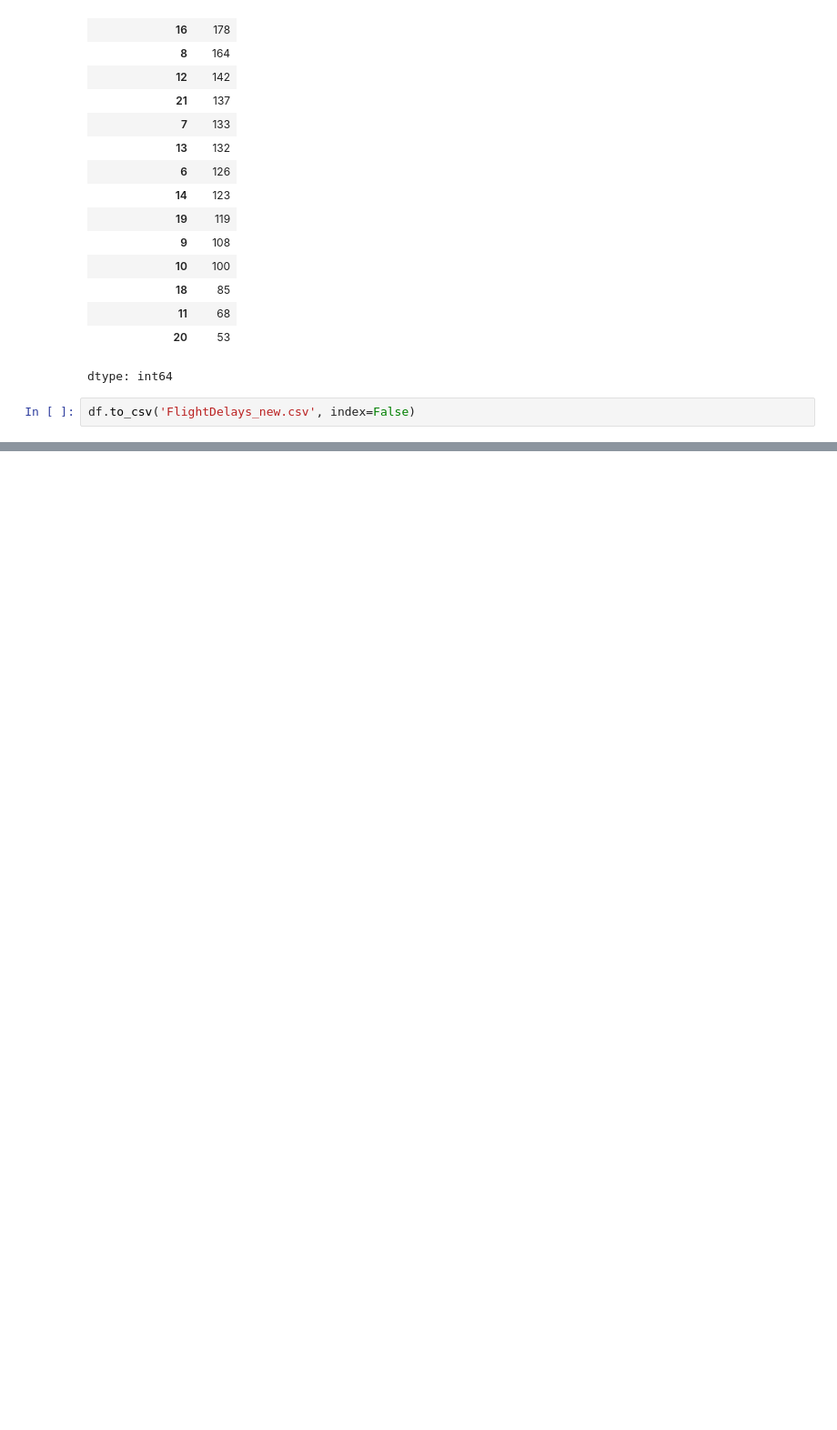
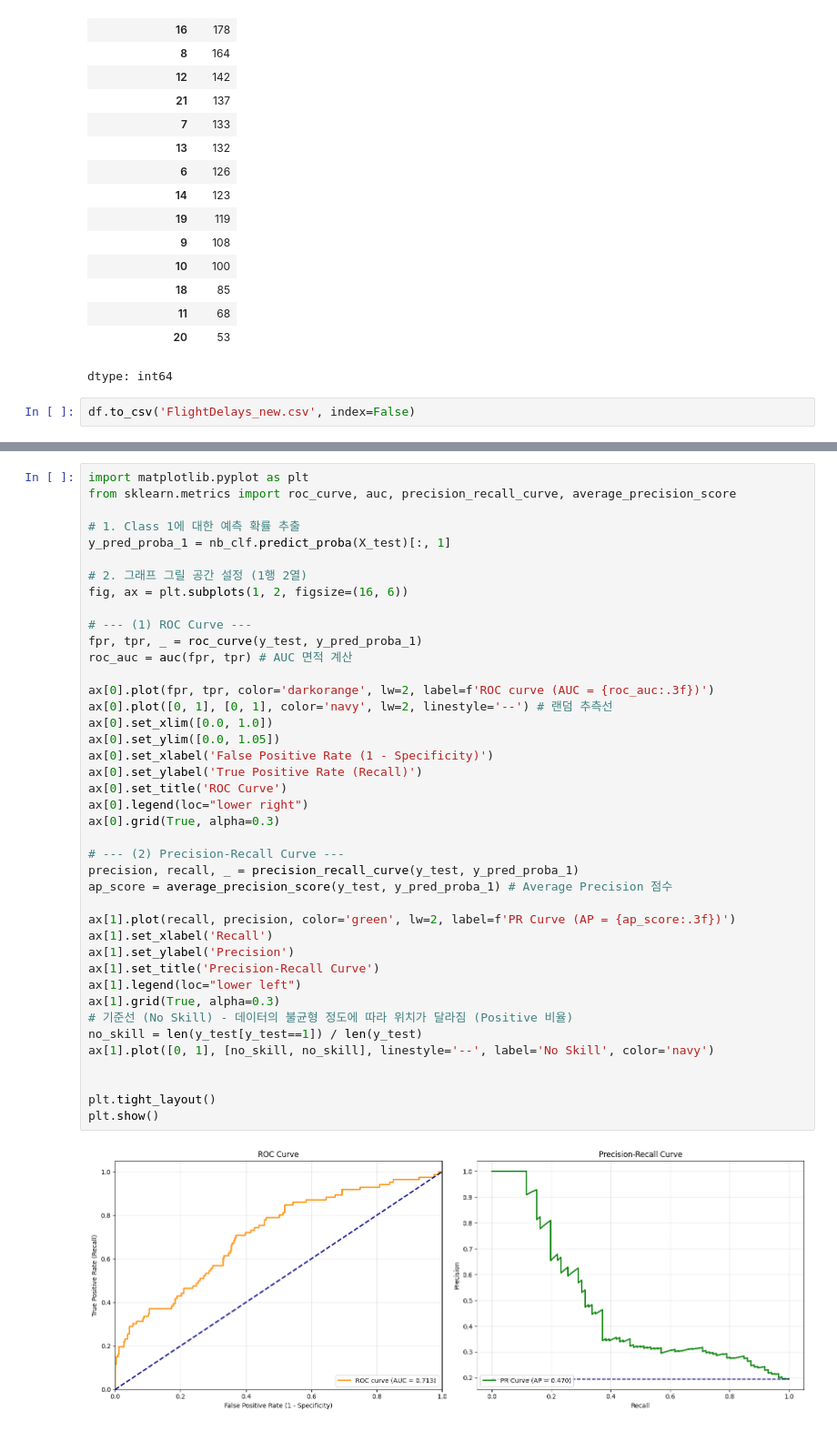
Before and after one commit to datadigger01/AppStatMat, a Jupyter notebook: FlightDelay_NaiveBayes_Classification.ipynb, the cells around one changed output, grey strips where cells are left out. Shown at 91% size. Saved outputs shown, nothing was run; the diff lists cells and outputs as text; blank space fills up the shorter version.

```diff
--- a/FlightDelay_NaiveBayes_Classification.ipynb
+++ b/FlightDelay_NaiveBayes_Classification.ipynb
@@ -280,0 +391,43 @@ Classification report:
+# %%
+import matplotlib.pyplot as plt
+from sklearn.metrics import roc_curve, auc, precision_recall_curve, average_precision_score
+
+# 1. Class 1에 대한 예측 확률 추출
+y_pred_proba_1 = nb_clf.predict_proba(X_test)[:, 1]
+
+# 2. 그래프 그릴 공간 설정 (1행 2열)
+fig, ax = plt.subplots(1, 2, figsize=(16, 6))
+
+# --- (1) ROC Curve ---
+fpr, tpr, _ = roc_curve(y_test, y_pred_proba_1)
+roc_auc = auc(fpr, tpr) # AUC 면적 계산
+
+ax[0].plot(fpr, tpr, color='darkorange', lw=2, label=f'ROC curve (AUC = {roc_auc:.3f})')
+ax[0].plot([0, 1], [0, 1], color='navy', lw=2, linestyle='--') # 랜덤 추측선
+ax[0].set_xlim([0.0, 1.0])
+ax[0].set_ylim([0.0, 1.05])
+ax[0].set_xlabel('False Positive Rate (1 - Specificity)')
+ax[0].set_ylabel('True Positive Rate (Recall)')
+ax[0].set_title('ROC Curve')
+ax[0].legend(loc="lower right")
+ax[0].grid(True, alpha=0.3)
+
+# --- (2) Precision-Recall Curve ---
+precision, recall, _ = precision_recall_curve(y_test, y_pred_proba_1)
+ap_score = average_precision_score(y_test, y_pred_proba_1) # Average Precision 점수
+
+ax[1].plot(recall, precision, color='green', lw=2, label=f'PR Curve (AP = {ap_score:.3f})')
+ax[1].set_xlabel('Recall')
+ax[1].set_ylabel('Precision')
+ax[1].set_title('Precision-Recall Curve')
+ax[1].legend(loc="lower left")
+ax[1].grid(True, alpha=0.3)
+# 기준선 (No Skill) - 데이터의 불균형 정도에 따라 위치가 달라짐 (Positive 비율)
+no_skill = len(y_test[y_test==1]) / len(y_test)
+ax[1].plot([0, 1], [no_skill, no_skill], linestyle='--', label='No Skill', color='navy')
+
+
+plt.tight_layout()
+plt.show()
+# %% [output]
+[figure, added]
```
Also changed, not shown: parts of 5 cells of this notebook.
